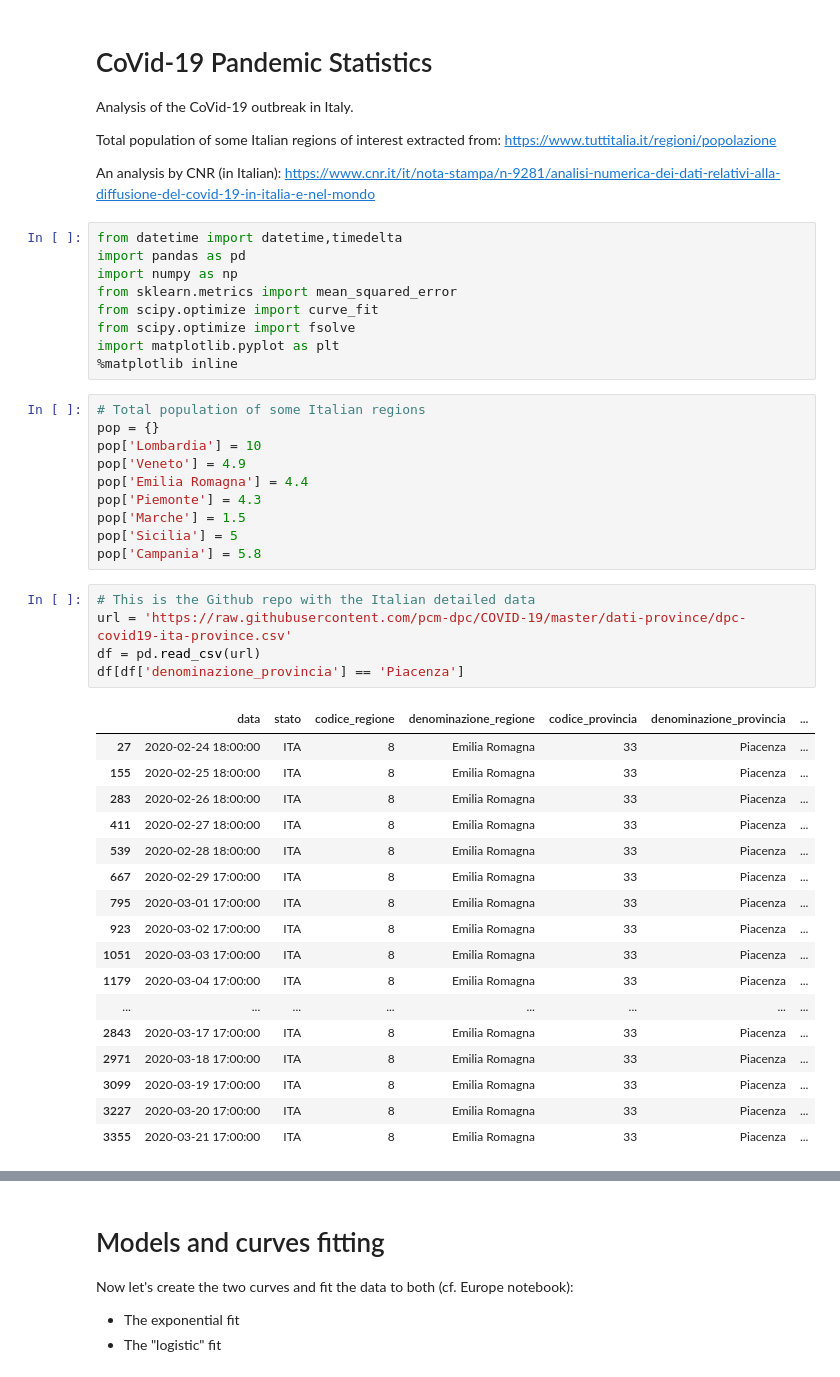
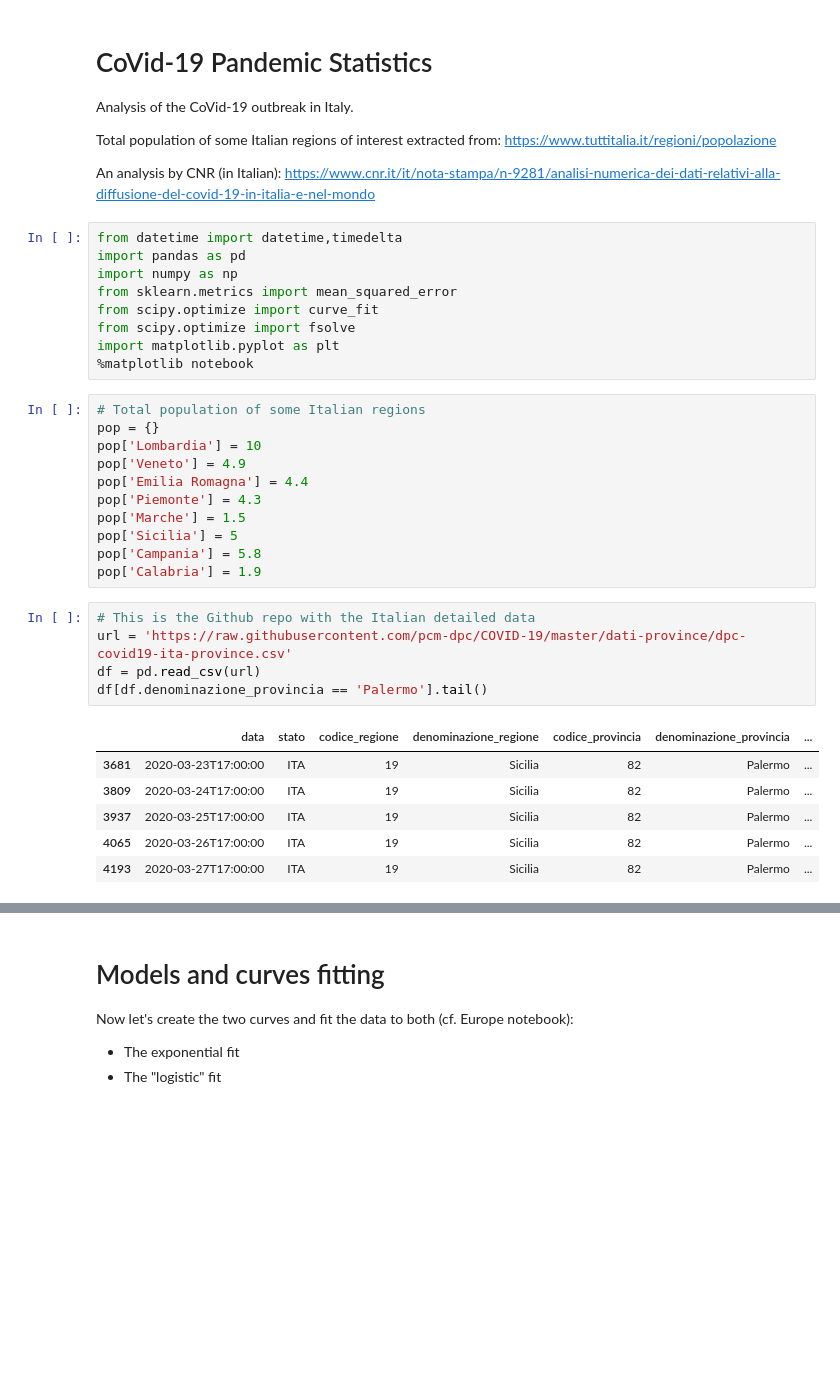
Before and after one commit to glpatcern/inotebooks, a Jupyter notebook: ITP/BigDataCovidSmartLecture/CoVid-19 in Italy.ipynb, the cells around one changed output, grey strips where cells are left out. Drawn from its saved outputs; the diff is of its cells as text; blank space fills up the shorter version.

```diff
--- a/ITP/BigDataCovidSmartLecture/CoVid-19 in Italy.ipynb
+++ b/ITP/BigDataCovidSmartLecture/CoVid-19 in Italy.ipynb
@@ -14,7 +14,7 @@ from sklearn.metrics import mean_squared_error
 from scipy.optimize import curve_fit
 from scipy.optimize import fsolve
 import matplotlib.pyplot as plt
-%matplotlib inline
+%matplotlib notebook
 # %%
 # Total population of some Italian regions
 pop = {}
@@ -25,29 +25,19 @@ pop['Piemonte'] = 4.3
 pop['Marche'] = 1.5
 pop['Sicilia'] = 5
 pop['Campania'] = 5.8
+pop['Calabria'] = 1.9
 # %%
 # This is the Github repo with the Italian detailed data
 url = 'https://raw.githubusercontent.com/pcm-dpc/COVID-19/master/dati-province/dpc-covid19-ita-province.csv'
 df = pd.read_csv(url)
-df[df['denominazione_provincia'] == 'Piacenza']
+df[df.denominazione_provincia == 'Palermo'].tail()
 # %% [output]
 |  | data | stato | codice_regione | denominazione_regione | codice_provincia | denominazione_provincia | ... |
-| 27 | 2020-02-24 18:00:00 | ITA | 8 | Emilia Romagna | 33 | Piacenza | ... |
-| 155 | 2020-02-25 18:00:00 | ITA | 8 | Emilia Romagna | 33 | Piacenza | ... |
-| 283 | 2020-02-26 18:00:00 | ITA | 8 | Emilia Romagna | 33 | Piacenza | ... |
-| 411 | 2020-02-27 18:00:00 | ITA | 8 | Emilia Romagna | 33 | Piacenza | ... |
-| 539 | 2020-02-28 18:00:00 | ITA | 8 | Emilia Romagna | 33 | Piacenza | ... |
-| 667 | 2020-02-29 17:00:00 | ITA | 8 | Emilia Romagna | 33 | Piacenza | ... |
-| 795 | 2020-03-01 17:00:00 | ITA | 8 | Emilia Romagna | 33 | Piacenza | ... |
-| 923 | 2020-03-02 17:00:00 | ITA | 8 | Emilia Romagna | 33 | Piacenza | ... |
-| 1051 | 2020-03-03 17:00:00 | ITA | 8 | Emilia Romagna | 33 | Piacenza | ... |
-| 1179 | 2020-03-04 17:00:00 | ITA | 8 | Emilia Romagna | 33 | Piacenza | ... |
-| ... | ... | ... | ... | ... | ... | ... | ... |
-| 2843 | 2020-03-17 17:00:00 | ITA | 8 | Emilia Romagna | 33 | Piacenza | ... |
-| 2971 | 2020-03-18 17:00:00 | ITA | 8 | Emilia Romagna | 33 | Piacenza | ... |
-| 3099 | 2020-03-19 17:00:00 | ITA | 8 | Emilia Romagna | 33 | Piacenza | ... |
-| 3227 | 2020-03-20 17:00:00 | ITA | 8 | Emilia Romagna | 33 | Piacenza | ... |
-| 3355 | 2020-03-21 17:00:00 | ITA | 8 | Emilia Romagna | 33 | Piacenza | ... |
+| 3681 | 2020-03-23T17:00:00 | ITA | 19 | Sicilia | 82 | Palermo | ... |
+| 3809 | 2020-03-24T17:00:00 | ITA | 19 | Sicilia | 82 | Palermo | ... |
+| 3937 | 2020-03-25T17:00:00 | ITA | 19 | Sicilia | 82 | Palermo | ... |
+| 4065 | 2020-03-26T17:00:00 | ITA | 19 | Sicilia | 82 | Palermo | ... |
+| 4193 | 2020-03-27T17:00:00 | ITA | 19 | Sicilia | 82 | Palermo | ... |
 # %%
 df.describe()
 # %% [output]
```
Also changed, not shown: parts of 7 cells of this notebook.
